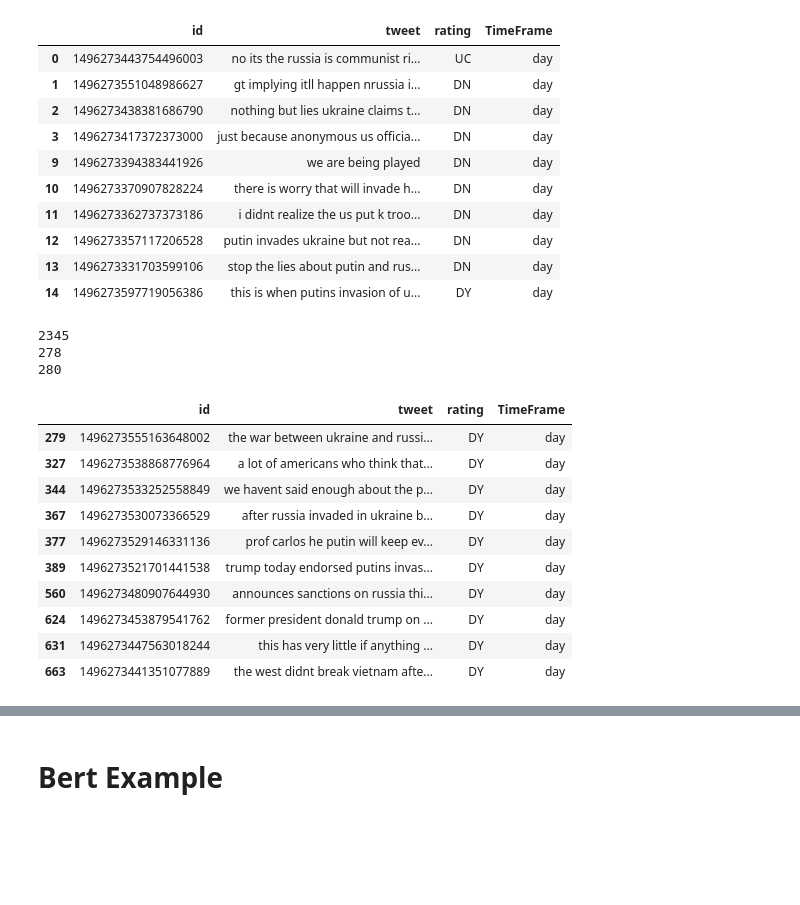
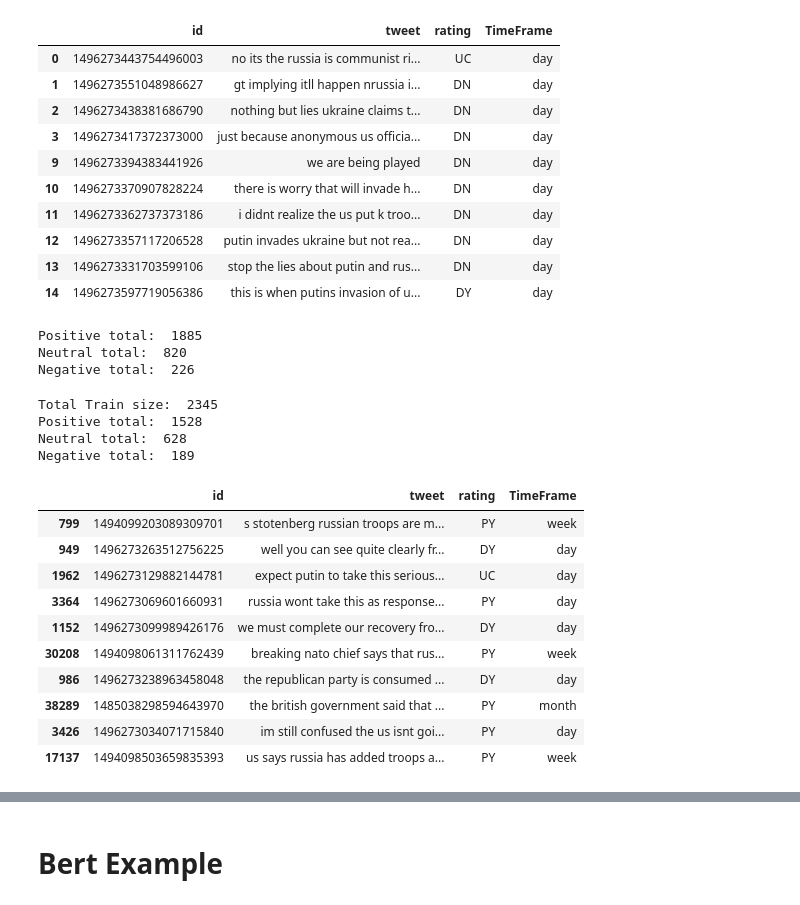
Before and after one commit to o10baird/CMU_TwiVer_Project, a Jupyter notebook: data/DataManipulation.ipynb, the cells around one changed output, grey strips where cells are left out. Drawn from its saved outputs; the diff is of its cells as text; code cells hidden in the pictures; blank space fills up the shorter version.

Commit message:
Data manipulation cleaned up

```diff
--- a/data/DataManipulation.ipynb
+++ b/data/DataManipulation.ipynb
@@ -209,28 +215,47 @@ total_merge.head(10)
 | 14 | 1496273597719056386 | this is when putins invasion of u... | DY | day |
 # %%
 total_merge.to_csv(total_outpath, header=False, index=False)
+# %%
+#values = ['DY', 'PY' , 'UC' , 'PN', 'DN']
+#week_merge = week_merge[week_merge.rating.isin(values) ==True ]
+positive_total = total_merge[total_merge.rating.isin(['PY','DY'])== True]
+print('Positive total: ', len(positive_total))
+neutral_total = total_merge[total_merge.rating.isin(['UC'])== True]
+print('Neutral total: ', len(neutral_total))
+negative_total = total_merge[total_merge.rating.isin(['PN','DN'])== True]
+print('Negative total: ', len(negative_total))
+# %% [output]
+Positive total:  1885
+Neutral total:  820
+Negative total:  226
 # %%
+#Split the data in to train/ dev/ test
 total_train = total_merge.sample(frac = .8)
-#total_train.head(10)
 total_test = total_merge.drop(total_train.index)
 total_dev = total_test.sample(frac = .5)
 total_test = total_test.drop(total_dev.index)
-print(len(total_train))
-print(len(total_test))
-print(len(total_dev))
-total_test.head(10)
-# %% [output]
-2345
-278
-280
-|  | id | tweet | rating | TimeFrame |
-| 279 | 1496273555163648002 | the war between ukraine and russi... | DY | day |
-| 327 | 1496273538868776964 | a lot of americans who think that... | DY | day |
-| 344 | 1496273533252558849 | we havent said enough about the p... | DY | day |
-| 367 | 1496273530073366529 | after russia invaded in ukraine b... | DY | day |
-| 377 | 1496273529146331136 | prof carlos he putin will keep ev... | DY | day |
-| 389 | 1496273521701441538 | trump today endorsed putins invas... | DY | day |
-| 560 | 1496273480907644930 | announces sanctions on russia thi... | DY | day |
-| 624 | 1496273453879541762 | former president donald trump on ... | DY | day |
-| 631 | 1496273447563018244 | this has very little if anything ... | DY | day |
-| 663 | 1496273441351077889 | the west didnt break vietnam afte... | DY | day |
+# %%
+print('Total Train size: ', len(total_train))
+positive_train = total_train[total_train.rating.isin(['PY','DY'])== True]
+print('Positive total: ', len(positive_train))
+neutral_train = total_train[total_train.rating.isin(['UC'])== True]
+print('Neutral total: ', len(neutral_train))
+negative_train = total_train[total_train.rating.isin(['PN','DN'])== True]
+print('Negative total: ', len(negative_train))
+total_train.head(10)
+# %% [output]
+Total Train size:  2345
+Positive total:  1528
+Neutral total:  628
+Negative total:  189
+|  | id | tweet | rating | TimeFrame |
+| 799 | 1494099203089309701 | s stotenberg russian troops are m... | PY | week |
+| 949 | 1496273263512756225 | well you can see quite clearly fr... | DY | day |
+| 1962 | 1496273129882144781 | expect putin to take this serious... | UC | day |
+| 3364 | 1496273069601660931 | russia wont take this as response... | PY | day |
+| 1152 | 1496273099989426176 | we must complete our recovery fro... | DY | day |
+| 30208 | 1494098061311762439 | breaking nato chief says that rus... | PY | week |
+| 986 | 1496273238963458048 | the republican party is consumed ... | DY | day |
+| 38289 | 1485038298594643970 | the british government said that ... | PY | month |
+| 3426 | 1496273034071715840 | im still confused the us isnt goi... | PY | day |
+| 17137 | 1494098503659835393 | us says russia has added troops a... | PY | week |
```
Also changed, not shown: parts of 15 cells of this notebook, 6 other files.
